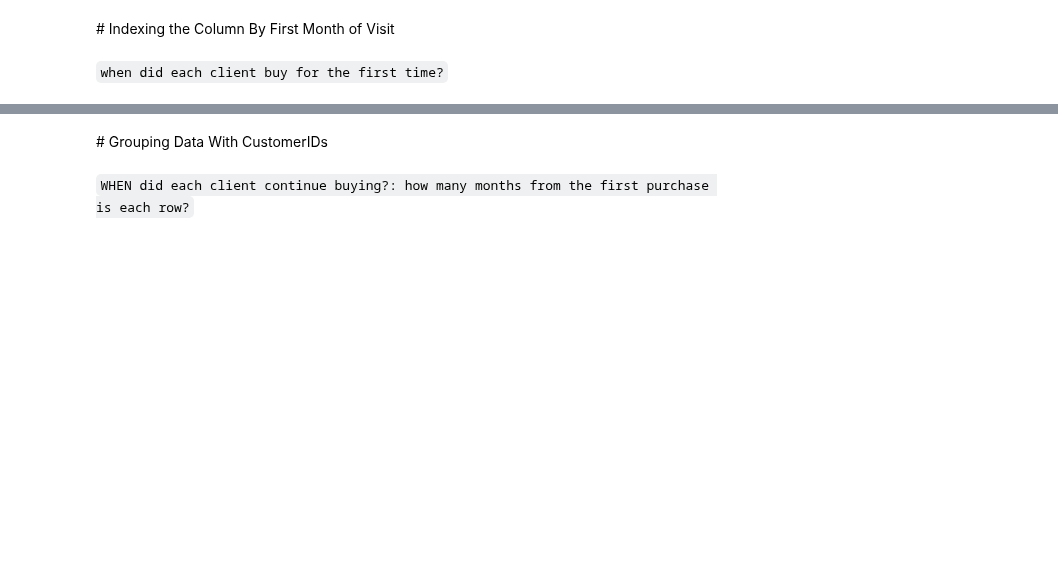
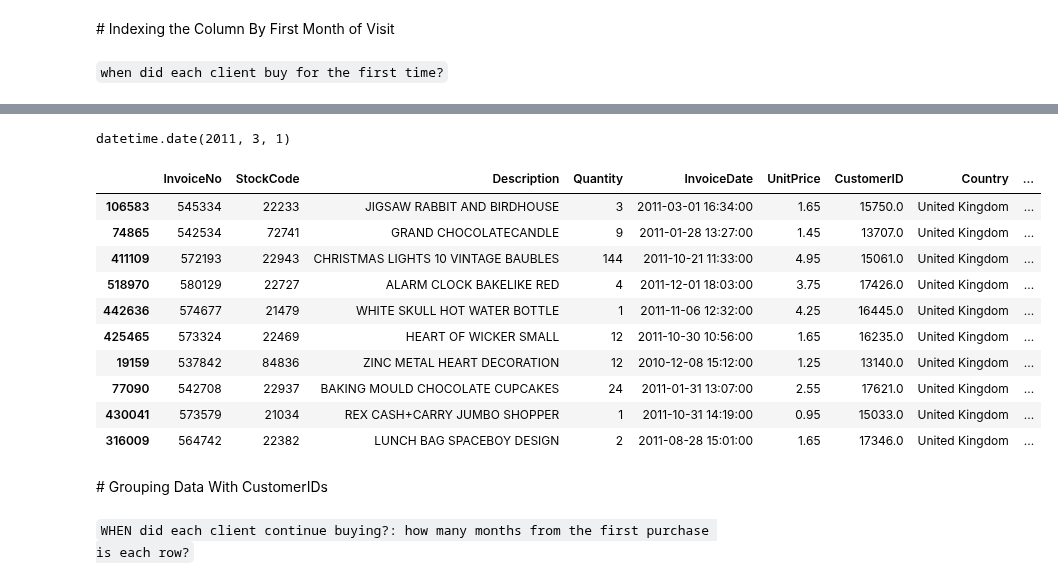
Before and after one commit to Ironhack-data-bcn-oct-2023/lectures, a Jupyter notebook: week-6/03 - Cohort analysis.ipynb, the cells around one changed output, grey strips where cells are left out. Drawn from its saved outputs; the diff is of its cells as text; code cells hidden in the pictures; blank space fills up the shorter version.

```diff
--- a/week-6/03 - Cohort analysis.ipynb
+++ b/week-6/03 - Cohort analysis.ipynb
@@ -18,0 +204,4 @@ import datetime as dt
+# %%
+df["c_month"] = df["InvoiceDate"].apply(lambda x: x.month)
+# %%
+df["c_year"] = df["InvoiceDate"].apply(lambda x: x.year)
@@ -19,3 +210,26 @@ import datetime as dt
+# %%
+def extract_date (date_type):
+    return datetime.date(date_type.year, date_type.month, 1) # casting date with datetime library
+# %%
+extract_date (date_info)
+# %% [output]
+datetime.date(2011, 3, 1)
+# %%
+df["cohort_month"] = df["cohort_month"].apply(extract_date) # YYYY/MM/01
+# %%
+df.sample(10)
+# %% [output]
+|  | InvoiceNo | StockCode | Description | Quantity | InvoiceDate | UnitPrice | CustomerID | Country | ... |
+| 106583 | 545334 | 22233 | JIGSAW RABBIT AND BIRDHOUSE | 3 | 2011-03-01 16:34:00 | 1.65 | 15750.0 | United Kingdom | ... |
+| 74865 | 542534 | 72741 | GRAND CHOCOLATECANDLE | 9 | 2011-01-28 13:27:00 | 1.45 | 13707.0 | United Kingdom | ... |
+| 411109 | 572193 | 22943 | CHRISTMAS LIGHTS 10 VINTAGE BAUBLES | 144 | 2011-10-21 11:33:00 | 4.95 | 15061.0 | United Kingdom | ... |
+| 518970 | 580129 | 22727 | ALARM CLOCK BAKELIKE RED | 4 | 2011-12-01 18:03:00 | 3.75 | 17426.0 | United Kingdom | ... |
+| 442636 | 574677 | 21479 | WHITE SKULL HOT WATER BOTTLE | 1 | 2011-11-06 12:32:00 | 4.25 | 16445.0 | United Kingdom | ... |
+| 425465 | 573324 | 22469 | HEART OF WICKER SMALL | 12 | 2011-10-30 10:56:00 | 1.65 | 16235.0 | United Kingdom | ... |
+| 19159 | 537842 | 84836 | ZINC METAL HEART DECORATION | 12 | 2010-12-08 15:12:00 | 1.25 | 13140.0 | United Kingdom | ... |
+| 77090 | 542708 | 22937 | BAKING MOULD CHOCOLATE CUPCAKES | 24 | 2011-01-31 13:07:00 | 2.55 | 17621.0 | United Kingdom | ... |
+| 430041 | 573579 | 21034 | REX CASH+CARRY JUMBO SHOPPER | 1 | 2011-10-31 14:19:00 | 0.95 | 15033.0 | United Kingdom | ... |
+| 316009 | 564742 | 22382 | LUNCH BAG SPACEBOY DESIGN | 2 | 2011-08-28 15:01:00 | 1.65 | 17346.0 | United Kingdom | ... |
 # %% [markdown]
 # Grouping Data With CustomerIDs
 # %% [markdown]
```
Also changed, not shown: parts of 33 cells of this notebook.
